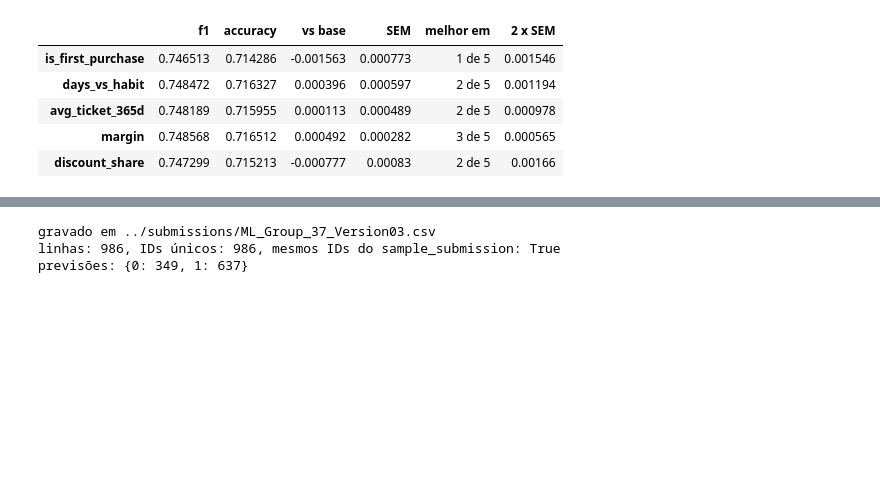
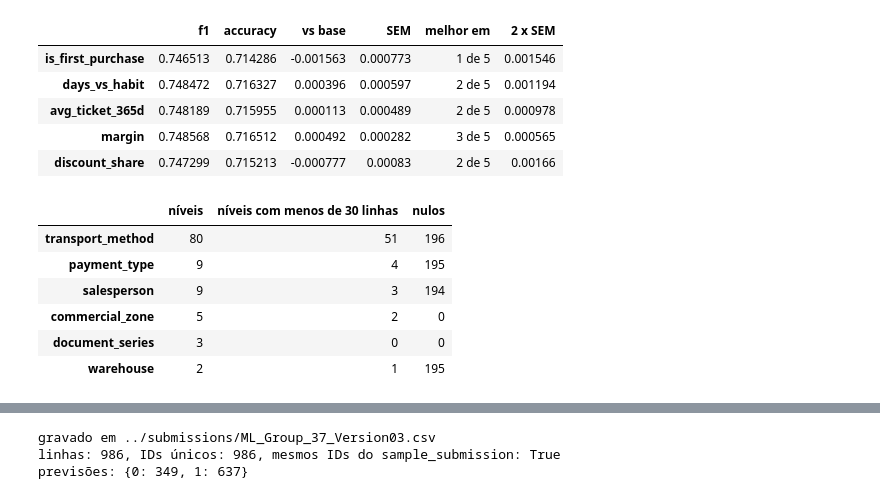
Before and after one commit to josebrites16/ML_project_2026-copia, a Jupyter notebook: notebooks/02_preprocessing.ipynb, the cells around one changed output, grey strips where cells are left out. Drawn from its saved outputs; the diff is of its cells as text; code cells hidden in the pictures; blank space fills up the shorter version.

```diff
--- a/notebooks/02_preprocessing.ipynb
+++ b/notebooks/02_preprocessing.ipynb
@@ -604,3 +617,24 @@ feature_table_24.round(4)
 #     é só prior_purchase_count == 0, e prior_purchase_count já entra no modelo)
 #   Como as alternativas empatam, fica a mais simples: sem features novas.
 prepare_26 = prepare_clean
+# %%
+# ===== [2.3] CATEGÓRICAS - início =====
+# Passo 25 - o que há para codificar (EDA, passos 14 e 15). Os níveis raros não se juntam
+# num nível "outros": as aulas só o referem, não o fazem. O que fazem é o que se testa a
+# seguir: handle_unknown no encoder, codificações compactas (count e target, W4 passo 5)
+# e, para uma coluna com demasiados níveis, deixá-la de fora (W4 de regressão, Step 3).
+_, categorical = model_columns(frame)
+pd.DataFrame({
+    "níveis": frame[categorical].nunique(),
+    "níveis com menos de 30 linhas": [int((frame[c].value_counts() < 30).sum())
+                                      for c in categorical],
+    "nulos": frame[categorical].isna().sum(),
+}).sort_values("níveis", ascending=False)
+# %% [output]
+|  | níveis | níveis com menos de 30 linhas | nulos |
+| transport_method | 80 | 51 | 196 |
+| payment_type | 9 | 4 | 195 |
+| salesperson | 9 | 3 | 194 |
+| commercial_zone | 5 | 2 | 0 |
+| document_series | 3 | 0 | 0 |
+| warehouse | 2 | 1 | 195 |
```
Also changed, not shown: parts of 12 cells of this notebook.
